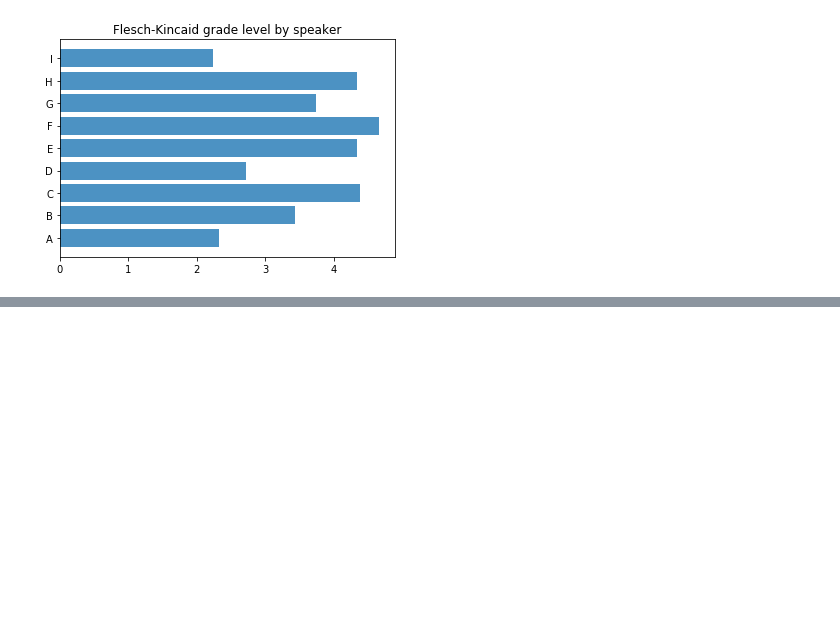
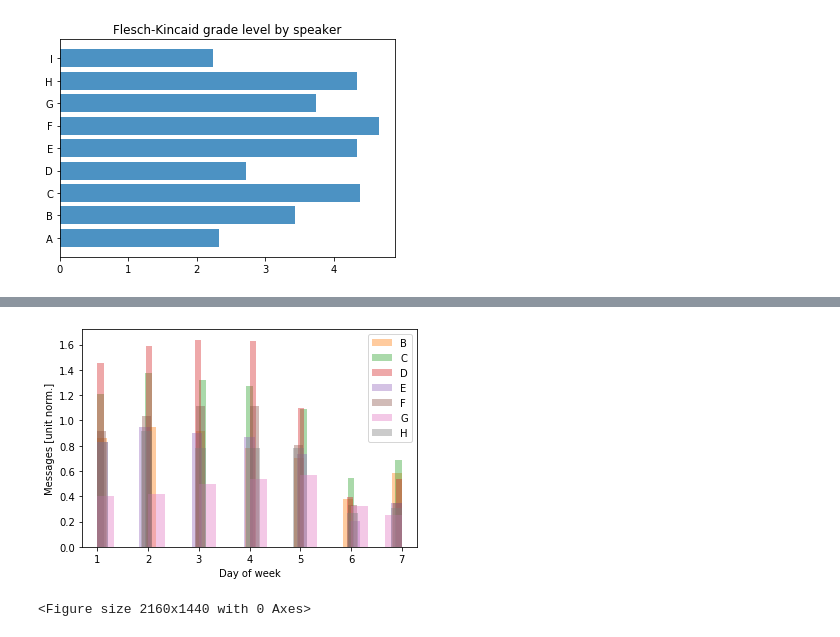
Before and after one commit to bpfrancis/projectsML, a Jupyter notebook: fbChat/analyze.ipynb, the cells around one changed output, grey strips where cells are left out. Cells and saved outputs as stored; diff of their text form; code cells hidden in the pictures; blank space fills up the shorter version.

```diff
--- a/fbChat/analyze.ipynb
+++ b/fbChat/analyze.ipynb
@@ -162,0 +215,14 @@ plt.show()
+# %%
+for p in persons:
+    if p == 'A' or p == 'I': continue
+    ax = sns.distplot(messageTimes[p]['day'], kde = False, norm_hist = True, color = palette[p], label = p)
+plt.legend()
+plt.xlabel('Day of week')
+plt.ylabel('Messages [unit norm.]')
+#plt.xlim(1, 8)
+plt.figure(figsize=(30,20))
+#ax.set(yscale = 'log')
+plt.show()
+# %% [output]
+[figure, added]
+<Figure size 2160x1440 with 0 Axes>
```
Also changed, not shown: parts of 9 cells of this notebook, 5 other files.
